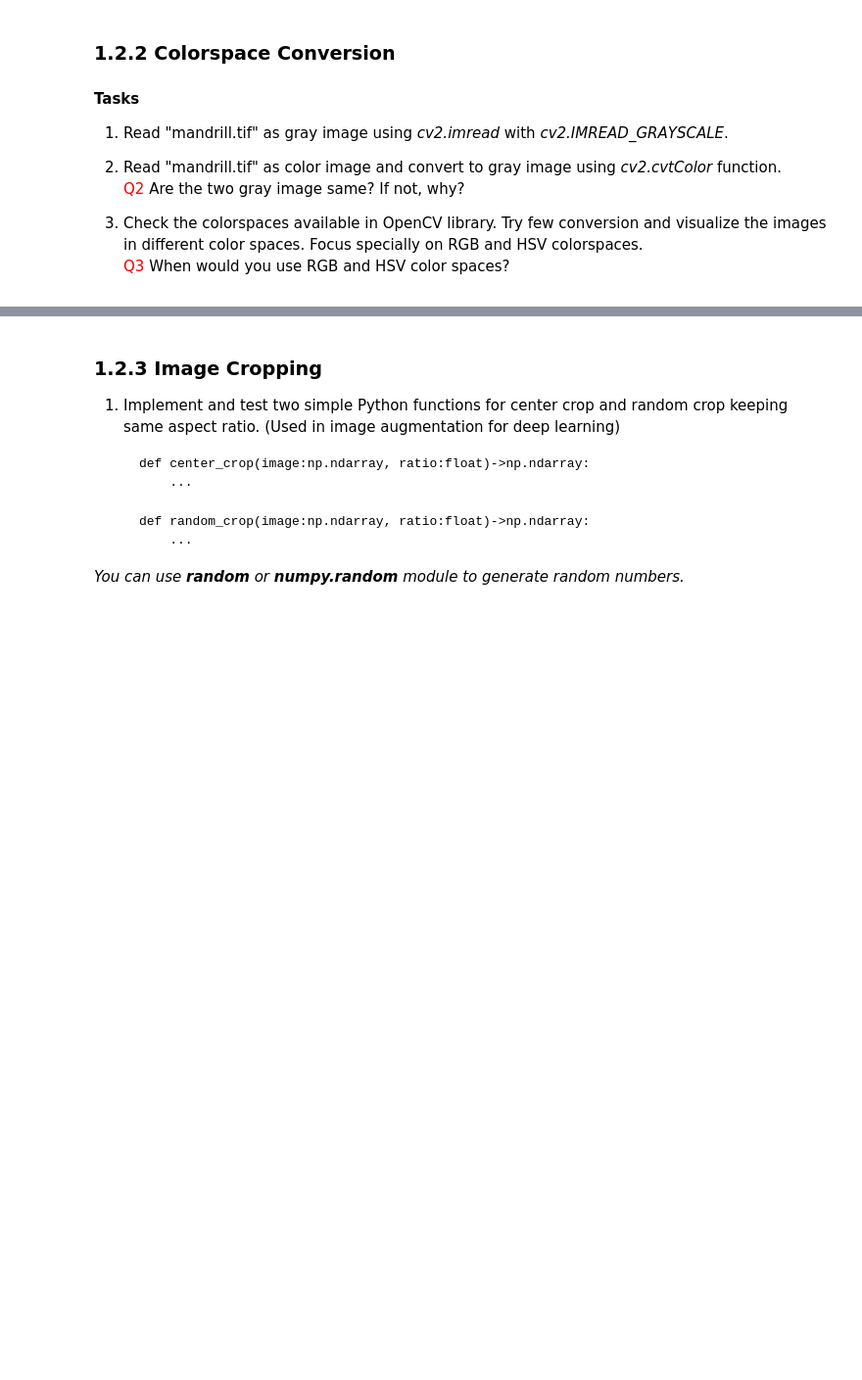
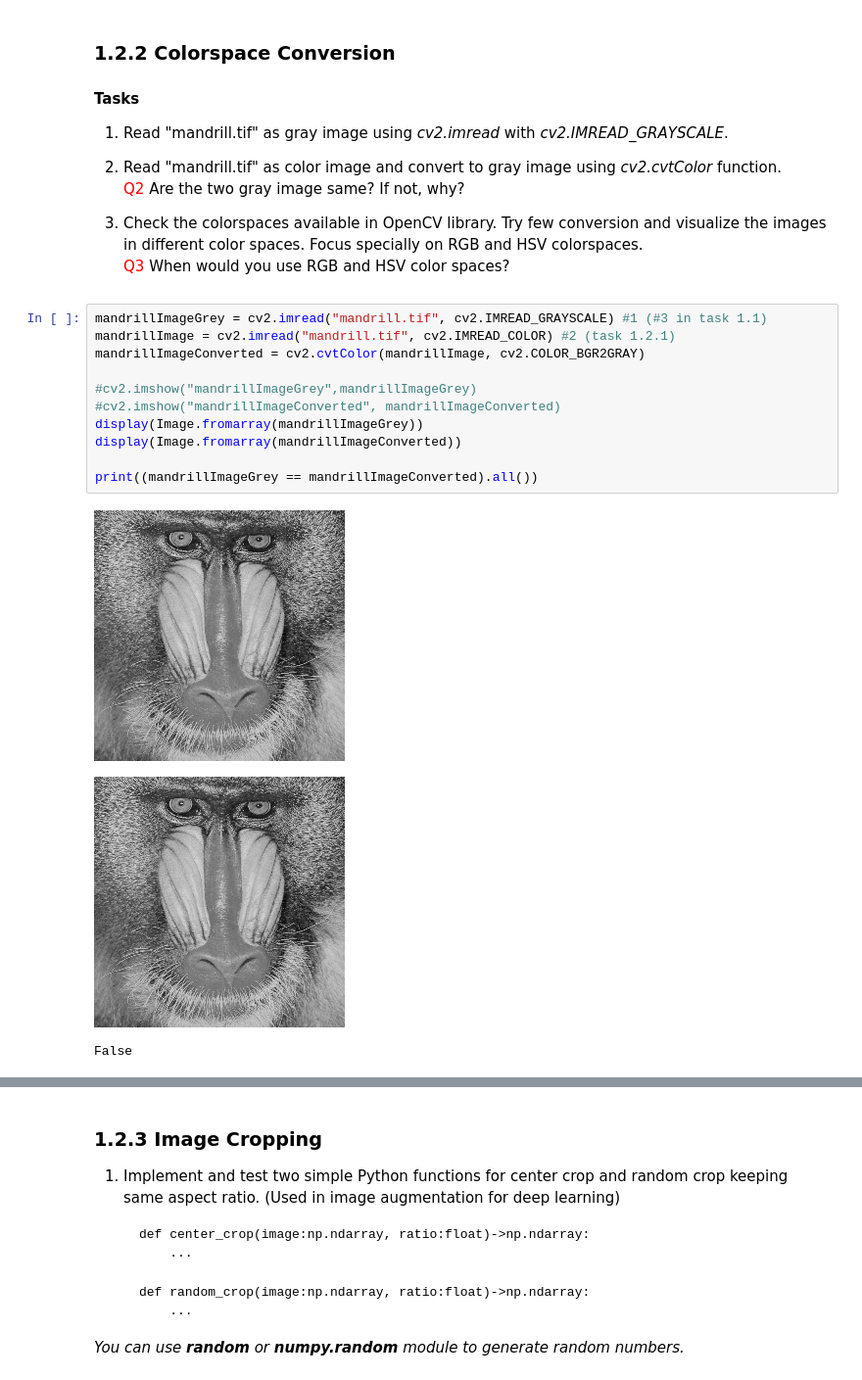
Before and after one commit to SeZven/Digital-Image-Processing-and-Computer-Vision, a Jupyter notebook: Lab1/Lab1_Computer_Vision.ipynb, the cells around one changed output, grey strips where cells are left out. Shown at 98% size. Saved outputs shown, nothing was run; the diff lists cells and outputs as text; blank space fills up the shorter version.

Commit message:
Working on 1.2 Image Manipulation

```diff
--- a/Lab1/Lab1_Computer_Vision.ipynb
+++ b/Lab1/Lab1_Computer_Vision.ipynb
@@ -93,3 +116,18 @@ data_type = type(img)
 
 3. Check the colorspaces available in OpenCV library. Try few conversion and visualize the images in different color spaces. Focus specially on RGB and HSV colorspaces.
 <span style="color:Red">Q3</span> When would you use RGB and HSV color spaces?
+# %%
+mandrillImageGrey = cv2.imread("mandrill.tif", cv2.IMREAD_GRAYSCALE) #1 (#3 in task 1.1)
+mandrillImage = cv2.imread("mandrill.tif", cv2.IMREAD_COLOR) #2 (task 1.2.1)
+mandrillImageConverted = cv2.cvtColor(mandrillImage, cv2.COLOR_BGR2GRAY)
+
+#cv2.imshow("mandrillImageGrey",mandrillImageGrey)
+#cv2.imshow("mandrillImageConverted", mandrillImageConverted)
+display(Image.fromarray(mandrillImageGrey))
+display(Image.fromarray(mandrillImageConverted))
+
+print((mandrillImageGrey == mandrillImageConverted).all())
+# %% [output]
+[figure, added]
+[figure, added]
+False
```
Also changed, not shown: parts of 11 cells of this notebook.
